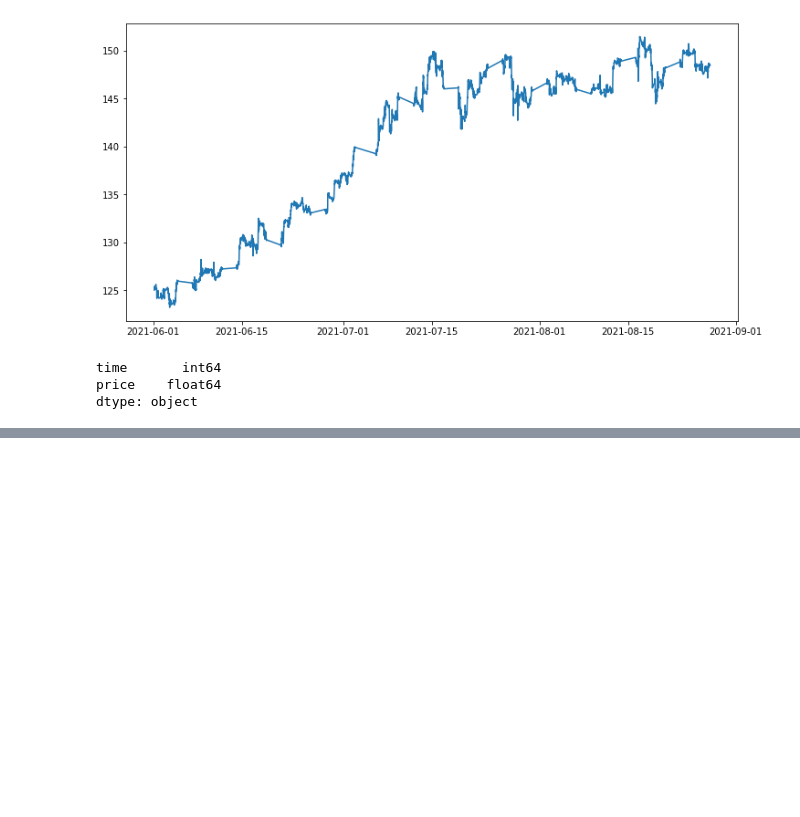
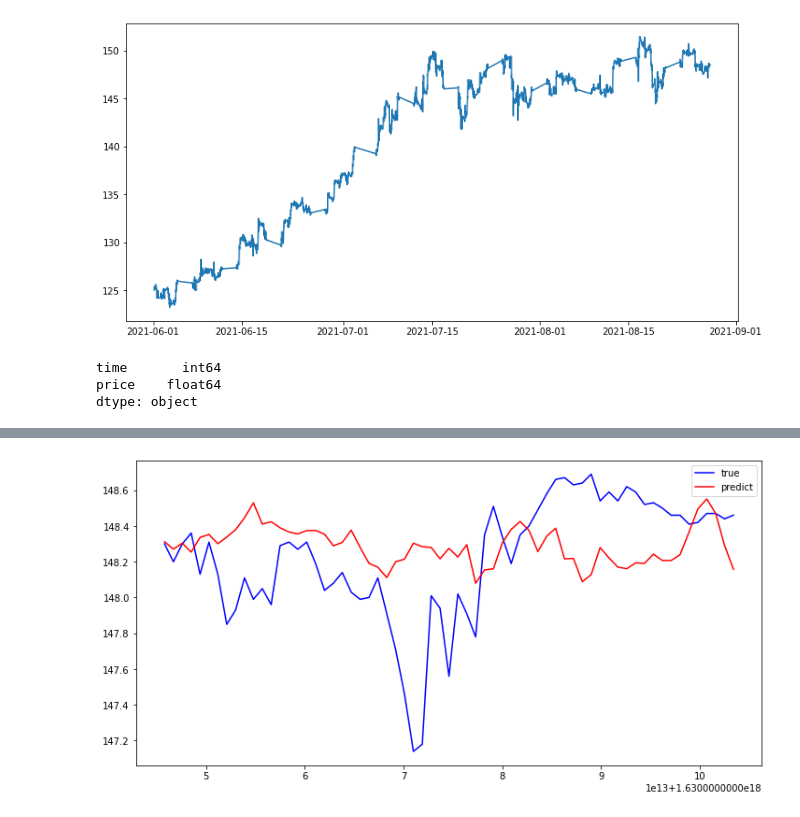
Before and after one commit to TheCopyNinjaDev/Stocks, a Jupyter notebook: notebooks/data.ipynb, the cells around one changed output, grey strips where cells are left out. Drawn from its saved outputs; the diff is of its cells as text; code cells hidden in the pictures; blank space fills up the shorter version.

```diff
--- a/notebooks/data.ipynb
+++ b/notebooks/data.ipynb
@@ -66,0 +71,3 @@ PredictionException: Model is not fitted yet.
+# %%
+predicted_df['time'] = pd.to_datetime(predicted_df['time'])
+predicted_df
@@ -66,0 +88,9 @@ PredictionException: Model is not fitted yet.
+# %%
+fig, ax = plt.subplots(figsize=(12, 6))
+
+ax.plot(test['time'], test['price'], c='b', label='true')
+ax.plot(test['time'], predicted_df['prediction'], c='r', label='predict')
+plt.legend()
+plt.show()
+# %% [output]
+[figure, added]
```
Also changed, not shown: parts of 8 cells of this notebook.
